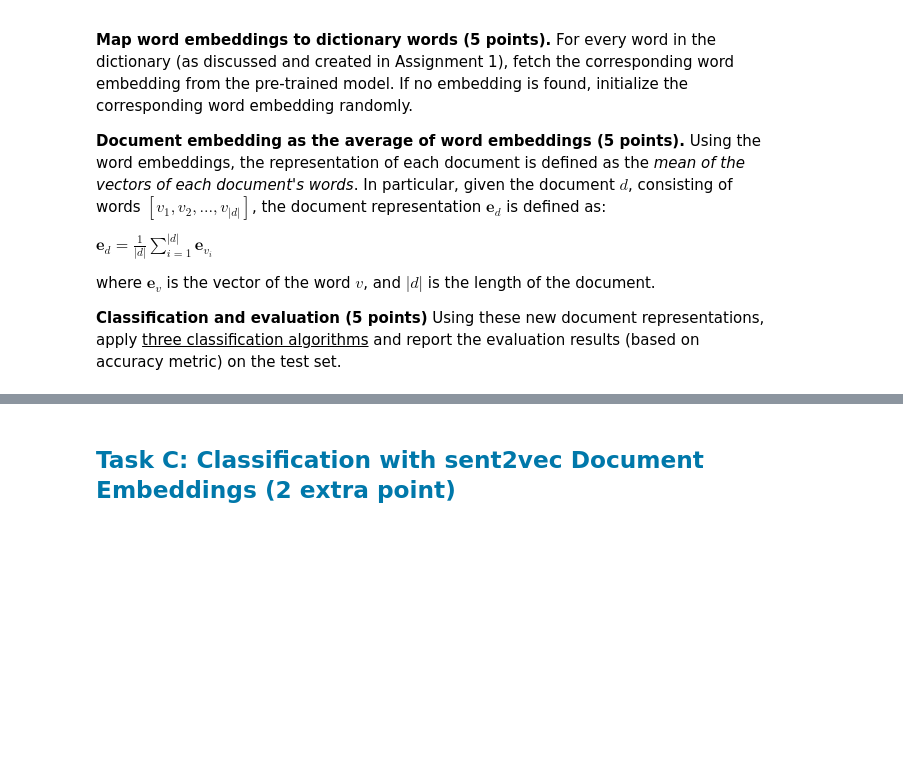
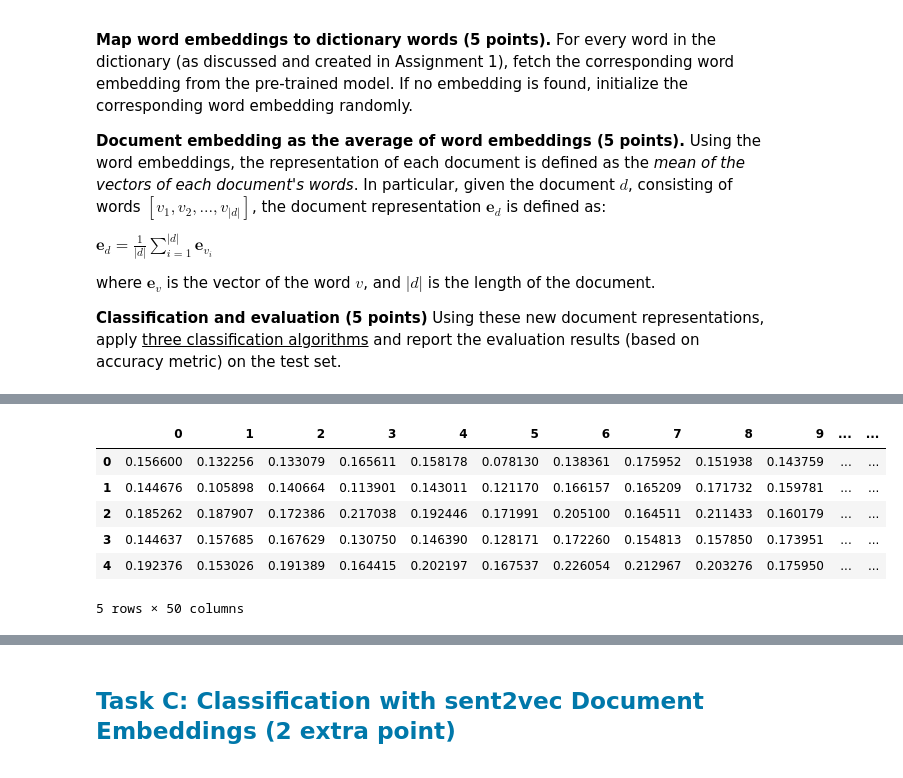
Before and after one commit to Kara0410/NLP, a Jupyter notebook: Assignment2.ipynb, the cells around one changed output, grey strips where cells are left out. Drawn from its saved outputs; the diff is of its cells as text; code cells hidden in the pictures; blank space fills up the shorter version.

Commit message:
Task B done

```diff
--- a/Assignment2.ipynb
+++ b/Assignment2.ipynb
@@ -260,3 +260,20 @@ $\mathbf{e}_d = \frac{1}{|d|}\sum_{i=1}^{|d|}{\mathbf{e}_{v_i}}$
 where $\mathbf{e}_{v}$ is the vector of the word $v$, and $|d|$ is the length of the document.
 
 **Classification and evaluation (5 points)** Using these new document representations, apply <ins>three classification algorithms</ins> and report the evaluation results (based on accuracy metric) on the test set.
+# %%
+#Task B.1
+
+# importing dictionary from assignment 1
+dictionary_with_threshold = pd.read_json("./dic.json", typ='series').to_dict().values()
+
+def initialize_random_embedding(embedding_dim):
+    return np.random.rand(embedding_dim)
+
+embedding_dim = 50
+word_embeddings_mapping = {}
+
+for word in dictionary_with_threshold:
+    word_embeddings_mapping[word] = word_embedding_model.get(word, initialize_random_embedding(embedding_dim))
+
+df_word_embeddings = pd.DataFrame(list(word_embeddings_mapping.items()), columns=['word', 'embedding'])
+df_word_embeddings.head()
@@ -262,0 +344,18 @@ where $\mathbf{e}_{v}$ is the vector of the word $v$, and $|d|$ is the length of
+# %%
+load_train_text = pd.read_csv("nlp2023_24_data/thedeep.subset.train.txt", header=None, names=["Number", "Text", "Label"])
+load_validation_text = pd.read_csv("nlp2023_24_data/thedeep.subset.validation.txt", header=None, names=["Number", "Text", "Label"])
+load_test_text = pd.read_csv("nlp2023_24_data/thedeep.subset.test.txt", header=None, names=["Number", "Text", "Label"])
+
+df_document_embeddings_train = document_embedding(load_train_text["Text"], word_embeddings_mapping)
+df_document_embeddings_test = document_embedding(load_test_text["Text"], word_embeddings_mapping)
+df_document_embeddings_validation = document_embedding(load_validation_text["Text"], word_embeddings_mapping)
+# %%
+df_document_embeddings_train.head()
+# %% [output]
+|  | 0 | 1 | 2 | 3 | 4 | 5 | 6 | 7 | 8 | 9 | ... | ... |
+| 0 | 0.156600 | 0.132256 | 0.133079 | 0.165611 | 0.158178 | 0.078130 | 0.138361 | 0.175952 | 0.151938 | 0.143759 | ... | ... |
+| 1 | 0.144676 | 0.105898 | 0.140664 | 0.113901 | 0.143011 | 0.121170 | 0.166157 | 0.165209 | 0.171732 | 0.159781 | ... | ... |
+| 2 | 0.185262 | 0.187907 | 0.172386 | 0.217038 | 0.192446 | 0.171991 | 0.205100 | 0.164511 | 0.211433 | 0.160179 | ... | ... |
+| 3 | 0.144637 | 0.157685 | 0.167629 | 0.130750 | 0.146390 | 0.128171 | 0.172260 | 0.154813 | 0.157850 | 0.173951 | ... | ... |
+| 4 | 0.192376 | 0.153026 | 0.191389 | 0.164415 | 0.202197 | 0.167537 | 0.226054 | 0.212967 | 0.203276 | 0.175950 | ... | ... |
+5 rows × 50 columns
```
Also changed, not shown: parts of 6 cells of this notebook, 1 other file.
